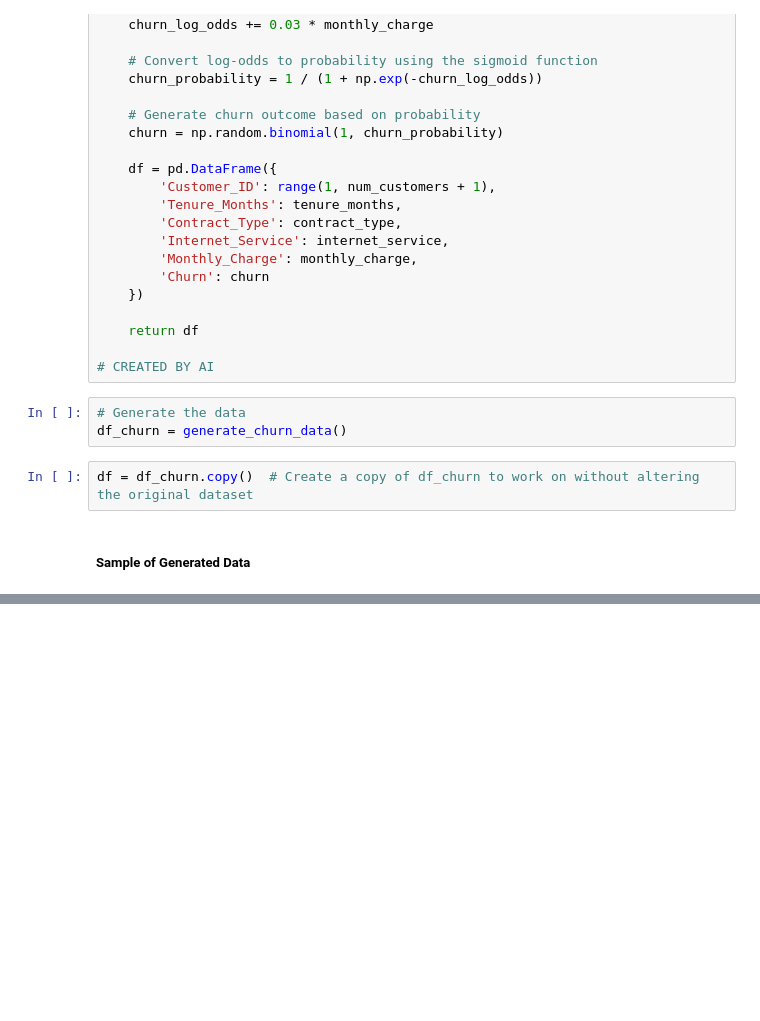
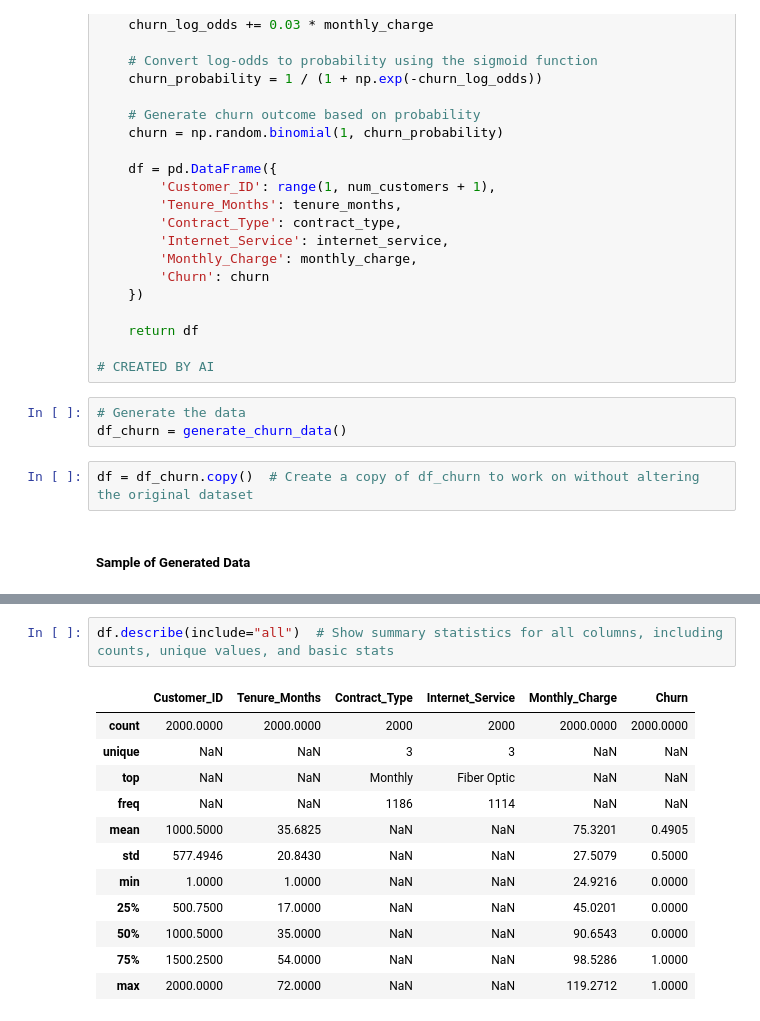
Before and after one commit to MaykInvest/Telecom-Customer-Churn-Analysis, a Jupyter notebook: analysis.ipynb, the cells around one changed output, grey strips where cells are left out. Saved outputs shown, nothing was run; the diff lists cells and outputs as text; blank space fills up the shorter version.

Commit message:
Beginning the EDA, and summary statistics

```diff
--- a/analysis.ipynb
+++ b/analysis.ipynb
@@ -222,0 +244,15 @@ df_churn.tail(15)  # Preview last 15 rows of the dataset
+# %%
+df.describe(include="all")  # Show summary statistics for all columns, including counts, unique values, and basic stats
+# %% [output]
+|  | Customer_ID | Tenure_Months | Contract_Type | Internet_Service | Monthly_Charge | Churn |
+| count | 2000.0000 | 2000.0000 | 2000 | 2000 | 2000.0000 | 2000.0000 |
+| unique | NaN | NaN | 3 | 3 | NaN | NaN |
+| top | NaN | NaN | Monthly | Fiber Optic | NaN | NaN |
+| freq | NaN | NaN | 1186 | 1114 | NaN | NaN |
+| mean | 1000.5000 | 35.6825 | NaN | NaN | 75.3201 | 0.4905 |
+| std | 577.4946 | 20.8430 | NaN | NaN | 27.5079 | 0.5000 |
+| min | 1.0000 | 1.0000 | NaN | NaN | 24.9216 | 0.0000 |
+| 25% | 500.7500 | 17.0000 | NaN | NaN | 45.0201 | 0.0000 |
+| 50% | 1000.5000 | 35.0000 | NaN | NaN | 90.6543 | 0.0000 |
+| 75% | 1500.2500 | 54.0000 | NaN | NaN | 98.5286 | 1.0000 |
+| max | 2000.0000 | 72.0000 | NaN | NaN | 119.2712 | 1.0000 |
```
Also changed, not shown: parts of 6 cells of this notebook.
